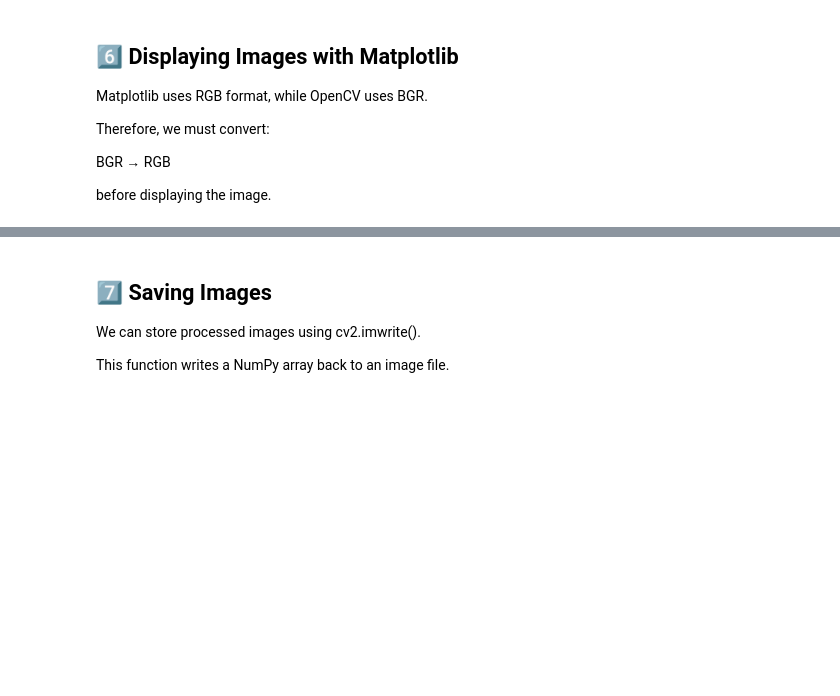
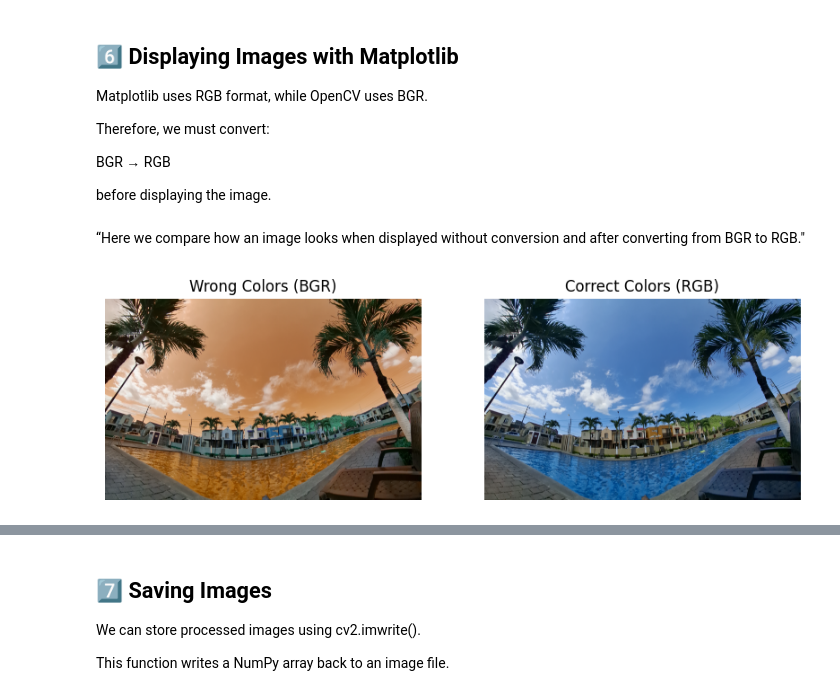
Before and after one commit to jeremi-silva/computer-vision-lecture-01, a Jupyter notebook: notebook/lecture01.ipynb, the cells around one changed output, grey strips where cells are left out. Cells and saved outputs as stored; diff of their text form; code cells hidden in the pictures; blank space fills up the shorter version.

```diff
--- a/notebook/lecture01.ipynb
+++ b/notebook/lecture01.ipynb
@@ -206,3 +263,25 @@ Therefore, we must convert:
 BGR → RGB
 
 before displaying the image.
+# %% [markdown]
+“Here we compare how an image looks when displayed without conversion and after converting from BGR to RGB."
+# %%
+plt.figure(figsize=(10,4))
+
+# OpenCV format
+plt.subplot(1,2,1)
+plt.imshow(img)
+plt.title("Wrong Colors (BGR)")
+plt.axis("off")
+
+# Convert BGR to RGB
+rgb_img = cv2.cvtColor(img, cv2.COLOR_BGR2RGB)
+
+plt.subplot(1,2,2)
+plt.imshow(rgb_img)
+plt.title("Correct Colors (RGB)")
+plt.axis("off")
+
+plt.show()
+# %% [output]
+[figure, added]
```
Also changed, not shown: parts of 8 cells of this notebook, 1 other file.
